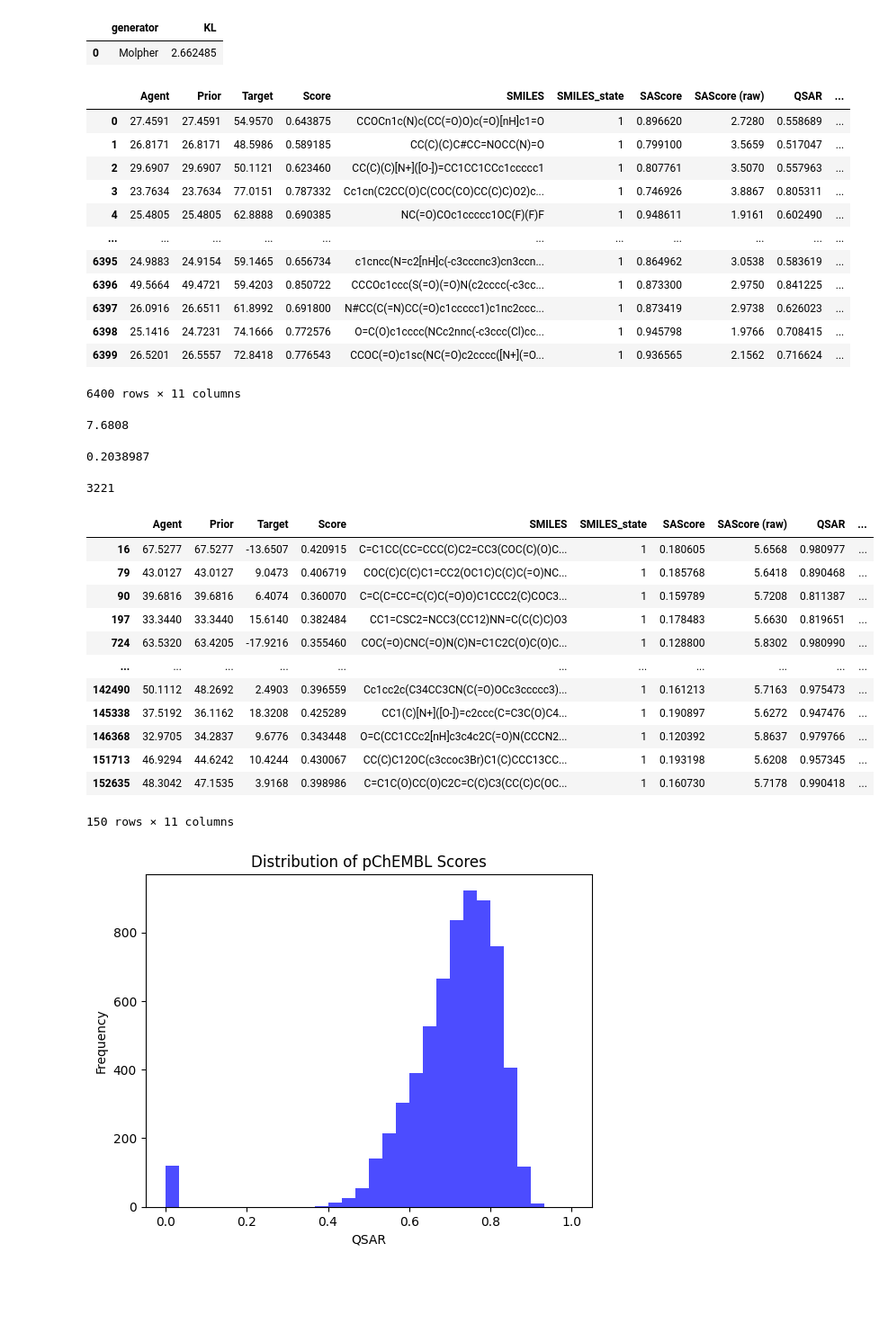
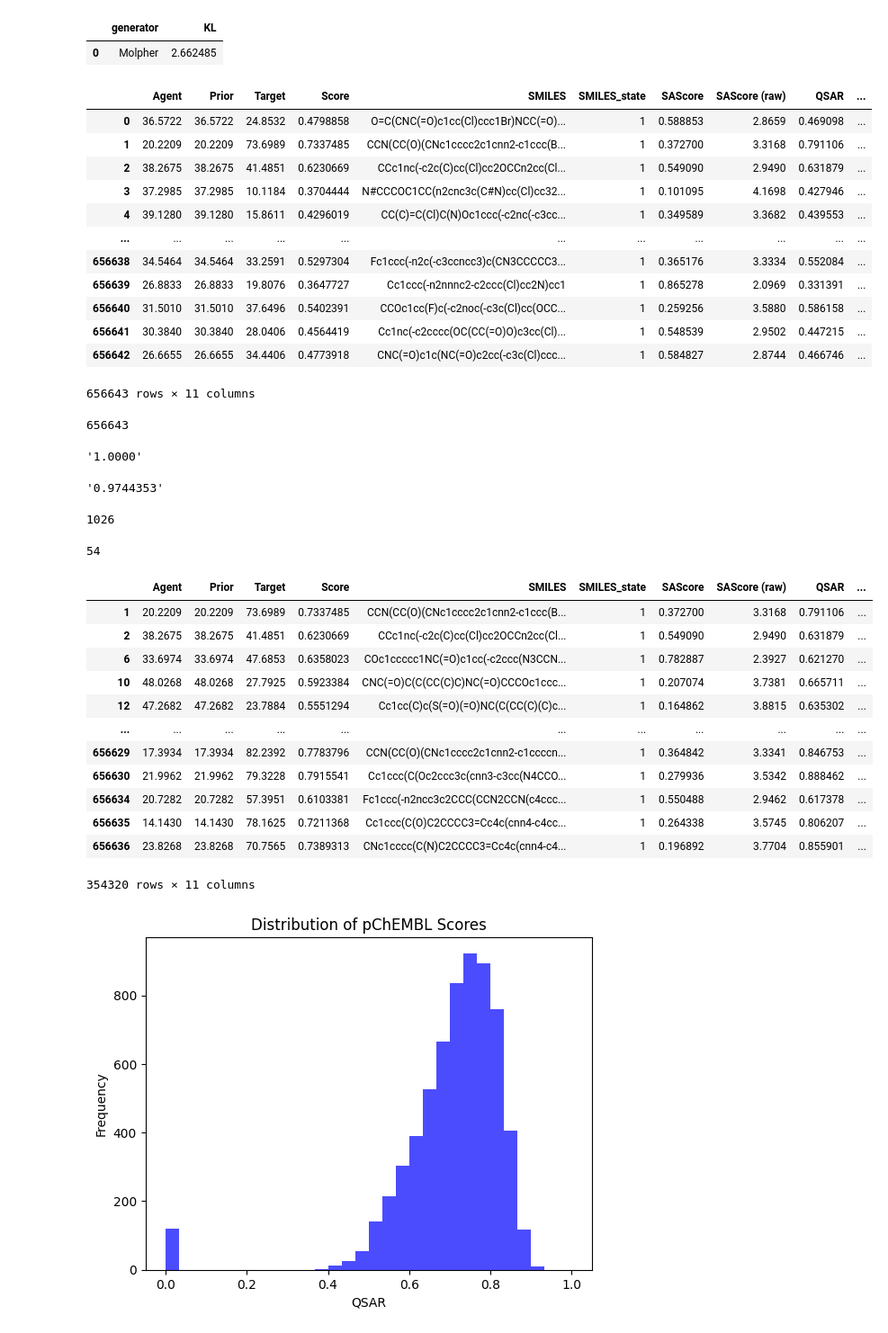
Before and after one commit to filvaleriia/scaffold-based-metrics, a Jupyter notebook: Untitled1.ipynb, the cells around one changed output. Shown: that part at 90% size. Cells and saved outputs as stored; diff of their text form; code cells hidden in the pictures; blank space fills up the shorter version.

```diff
--- a/Untitled1.ipynb
+++ b/Untitled1.ipynb
@@ -389,50 +389,66 @@ df_KL
 # %%
 import pandas as pd
 # %%
-df = pd.read_csv("../../../reinvent/new/REINVENT4/recall_metrics/staged_learning/results/dis_0/102928.lich-compute.vscht.cz/RL_dis_0_1.csv")
+df = pd.read_csv("../../../reinvent/new_15.1/REINVENT4/recall_metrics/staged_learning/results_final/dis_0/RL_dis_final_1.csv", header=0)
+delete_row = df.index[df.SMILES=='SMILES'].tolist()
+df = df.drop(delete_row)
+df = df.reset_index(drop=True)
+df['SAScore'] = df['SAScore'].astype(float)
+df['SAScore (raw)'] = df['SAScore (raw)'].astype(float)
+df['QSAR'] = df['QSAR'].astype(float)
+df = df.drop_duplicates(subset =['SMILES'], keep='last')
+df = df.reset_index(drop=True)
 df
 # %% [output]
 |  | Agent | Prior | Target | Score | SMILES | SMILES_state | SAScore | SAScore (raw) | QSAR | ... |
-| 0 | 27.4591 | 27.4591 | 54.9570 | 0.643875 | CCOCn1c(N)c(CC(=O)O)c(=O)[nH]c1=O | 1 | 0.896620 | 2.7280 | 0.558689 | ... |
-| 1 | 26.8171 | 26.8171 | 48.5986 | 0.589185 | CC(C)(C)C#CC=NOCC(N)=O | 1 | 0.799100 | 3.5659 | 0.517047 | ... |
-| 2 | 29.6907 | 29.6907 | 50.1121 | 0.623460 | CC(C)(C)[N+]([O-])=CC1CC1CCc1ccccc1 | 1 | 0.807761 | 3.5070 | 0.557963 | ... |
-| 3 | 23.7634 | 23.7634 | 77.0151 | 0.787332 | Cc1cn(C2CC(O)C(COC(CO)CC(C)C)O2)c... | 1 | 0.746926 | 3.8867 | 0.805311 | ... |
-| 4 | 25.4805 | 25.4805 | 62.8888 | 0.690385 | NC(=O)COc1ccccc1OC(F)(F)F | 1 | 0.948611 | 1.9161 | 0.602490 | ... |
+| 0 | 36.5722 | 36.5722 | 24.8532 | 0.4798858 | O=C(CNC(=O)c1cc(Cl)ccc1Br)NCC(=O)... | 1 | 0.588853 | 2.8659 | 0.469098 | ... |
+| 1 | 20.2209 | 20.2209 | 73.6989 | 0.7337485 | CCN(CC(O)(CNc1cccc2c1cnn2-c1ccc(B... | 1 | 0.372700 | 3.3168 | 0.791106 | ... |
+| 2 | 38.2675 | 38.2675 | 41.4851 | 0.6230669 | CCc1nc(-c2c(C)cc(Cl)cc2OCCn2cc(Cl... | 1 | 0.549090 | 2.9490 | 0.631879 | ... |
+| 3 | 37.2985 | 37.2985 | 10.1184 | 0.3704444 | N#CCCOC1CC(n2cnc3c(C#N)cc(Cl)cc32... | 1 | 0.101095 | 4.1698 | 0.427946 | ... |
+| 4 | 39.1280 | 39.1280 | 15.8611 | 0.4296019 | CC(C)=C(Cl)C(N)Oc1ccc(-c2nc(-c3cc... | 1 | 0.349589 | 3.3682 | 0.439553 | ... |
 | ... | ... | ... | ... | ... | ... | ... | ... | ... | ... | ... |
-| 6395 | 24.9883 | 24.9154 | 59.1465 | 0.656734 | c1cncc(N=c2[nH]c(-c3cccnc3)cn3ccn... | 1 | 0.864962 | 3.0538 | 0.583619 | ... |
-| 6396 | 49.5664 | 49.4721 | 59.4203 | 0.850722 | CCCOc1ccc(S(=O)(=O)N(c2cccc(-c3cc... | 1 | 0.873300 | 2.9750 | 0.841225 | ... |
-| 6397 | 26.0916 | 26.6511 | 61.8992 | 0.691800 | N#CC(C(=N)CC(=O)c1ccccc1)c1nc2ccc... | 1 | 0.873419 | 2.9738 | 0.626023 | ... |
-| 6398 | 25.1416 | 24.7231 | 74.1666 | 0.772576 | O=C(O)c1cccc(NCc2nnc(-c3ccc(Cl)cc... | 1 | 0.945798 | 1.9766 | 0.708415 | ... |
-| 6399 | 26.5201 | 26.5557 | 72.8418 | 0.776543 | CCOC(=O)c1sc(NC(=O)c2cccc([N+](=O... | 1 | 0.936565 | 2.1562 | 0.716624 | ... |
+| 656638 | 34.5464 | 34.5464 | 33.2591 | 0.5297304 | Fc1ccc(-n2c(-c3ccncc3)c(CN3CCCCC3... | 1 | 0.365176 | 3.3334 | 0.552084 | ... |
+| 656639 | 26.8833 | 26.8833 | 19.8076 | 0.3647727 | Cc1ccc(-n2nnnc2-c2ccc(Cl)cc2N)cc1 | 1 | 0.865278 | 2.0969 | 0.331391 | ... |
+| 656640 | 31.5010 | 31.5010 | 37.6496 | 0.5402391 | CCOc1cc(F)c(-c2noc(-c3c(Cl)cc(OCC... | 1 | 0.259256 | 3.5880 | 0.586158 | ... |
+| 656641 | 30.3840 | 30.3840 | 28.0406 | 0.4564419 | Cc1nc(-c2cccc(OC(CC(=O)O)c3cc(Cl)... | 1 | 0.548539 | 2.9502 | 0.447215 | ... |
+| 656642 | 26.6655 | 26.6655 | 34.4406 | 0.4773918 | CNC(=O)c1c(NC(=O)c2cc(-c3c(Cl)ccc... | 1 | 0.584827 | 2.8744 | 0.466746 | ... |
-6400 rows × 11 columns
+656643 rows × 11 columns
+# %%
+len(set(df.SMILES))
+# %% [output]
+656643
 # %%
 df['QSAR (raw)'].max()
 # %% [output]
-7.6808
+'1.0000'
 # %%
-df['QSAR'].max()
+df['SAScore'].max()
 # %% [output]
-0.2038987
+'0.9744353'
 # %%
-len(df[df['QSAR (raw)'] >= 7])
+len(df[df['QSAR (raw)'] >= 0.6])
 # %% [output]
-3221
+1026
+# %%
+len(set(df1.SMILES.tolist()) & set(df.SMILES.tolist()))
+# %% [output]
+54
 # %%
-df[(df['SAScore'] >= 0.1) & (df['SAScore'] <= 0.2)]
+df[(df['SAScore (raw)'] <= 6) & (df['QSAR'] >= 0.6)]
 # %% [output]
 |  | Agent | Prior | Target | Score | SMILES | SMILES_state | SAScore | SAScore (raw) | QSAR | ... |
-| 16 | 67.5277 | 67.5277 | -13.6507 | 0.420915 | C=C1CC(CC=CCC(C)C2=CC3(COC(C)(O)C... | 1 | 0.180605 | 5.6568 | 0.980977 | ... |
-| 79 | 43.0127 | 43.0127 | 9.0473 | 0.406719 | COC(C)C(C)C1=CC2(OC1C)C(C)C(=O)NC... | 1 | 0.185768 | 5.6418 | 0.890468 | ... |
-| 90 | 39.6816 | 39.6816 | 6.4074 | 0.360070 | C=C(C=CC=C(C)C(=O)O)C1CCC2(C)COC3... | 1 | 0.159789 | 5.7208 | 0.811387 | ... |
-| 197 | 33.3440 | 33.3440 | 15.6140 | 0.382484 | CC1=CSC2=NCC3(CC12)NN=C(C(C)C)O3 | 1 | 0.178483 | 5.6630 | 0.819651 | ... |
-| 724 | 63.5320 | 63.4205 | -17.9216 | 0.355460 | COC(=O)CNC(=O)N(C)N=C1C2C(O)C(O)C... | 1 | 0.128800 | 5.8302 | 0.980990 | ... |
+| 1 | 20.2209 | 20.2209 | 73.6989 | 0.7337485 | CCN(CC(O)(CNc1cccc2c1cnn2-c1ccc(B... | 1 | 0.372700 | 3.3168 | 0.791106 | ... |
+| 2 | 38.2675 | 38.2675 | 41.4851 | 0.6230669 | CCc1nc(-c2c(C)cc(Cl)cc2OCCn2cc(Cl... | 1 | 0.549090 | 2.9490 | 0.631879 | ... |
+| 6 | 33.6974 | 33.6974 | 47.6853 | 0.6358023 | COc1ccccc1NC(=O)c1cc(-c2ccc(N3CCN... | 1 | 0.782887 | 2.3927 | 0.621270 | ... |
+| 10 | 48.0268 | 48.0268 | 27.7925 | 0.5923384 | CNC(=O)C(C(CC(C)C)NC(=O)CCCOc1ccc... | 1 | 0.207074 | 3.7381 | 0.665711 | ... |
+| 12 | 47.2682 | 47.2682 | 23.7884 | 0.5551294 | Cc1cc(C)c(S(=O)(=O)NC(C(CC(C)(C)c... | 1 | 0.164862 | 3.8815 | 0.635302 | ... |
 | ... | ... | ... | ... | ... | ... | ... | ... | ... | ... | ... |
-| 142490 | 50.1112 | 48.2692 | 2.4903 | 0.396559 | Cc1cc2c(C34CC3CN(C(=O)OCc3ccccc3)... | 1 | 0.161213 | 5.7163 | 0.975473 | ... |
-| 145338 | 37.5192 | 36.1162 | 18.3208 | 0.425289 | CC1(C)[N+]([O-])=c2ccc(C=C3C(O)C4... | 1 | 0.190897 | 5.6272 | 0.947476 | ... |
-| 146368 | 32.9705 | 34.2837 | 9.6776 | 0.343448 | O=C(CC1CCc2[nH]c3c4c2C(=O)N(CCCN2... | 1 | 0.120392 | 5.8637 | 0.979766 | ... |
-| 151713 | 46.9294 | 44.6242 | 10.4244 | 0.430067 | CC(C)C12OC(c3ccoc3Br)C1(C)CCC13CC... | 1 | 0.193198 | 5.6208 | 0.957345 | ... |
-| 152635 | 48.3042 | 47.1535 | 3.9168 | 0.398986 | C=C1C(O)CC(O)C2C=C(C)C3(CC(C)C(OC... | 1 | 0.160730 | 5.7178 | 0.990418 | ... |
+| 656629 | 17.3934 | 17.3934 | 82.2392 | 0.7783796 | CCN(CC(O)(CNc1cccc2c1cnn2-c1ccccn... | 1 | 0.364842 | 3.3341 | 0.846753 | ... |
+| 656630 | 21.9962 | 21.9962 | 79.3228 | 0.7915541 | Cc1ccc(C(Oc2ccc3c(cnn3-c3cc(N4CCO... | 1 | 0.279936 | 3.5342 | 0.888462 | ... |
+| 656634 | 20.7282 | 20.7282 | 57.3951 | 0.6103381 | Fc1ccc(-n2ncc3c2CCC(CCN2CCN(c4ccc... | 1 | 0.550488 | 2.9462 | 0.617378 | ... |
+| 656635 | 14.1430 | 14.1430 | 78.1625 | 0.7211368 | Cc1ccc(C(O)C2CCCC3=Cc4c(cnn4-c4cc... | 1 | 0.264338 | 3.5745 | 0.806207 | ... |
+| 656636 | 23.8268 | 23.8268 | 70.7565 | 0.7389313 | CNc1cccc(C(N)C2CCCC3=Cc4c(cnn4-c4... | 1 | 0.196892 | 3.7704 | 0.855901 | ... |
-150 rows × 11 columns
+354320 rows × 11 columns
 # %%
 import matplotlib.pyplot as plt
 plt.hist(df['QSAR'], bins=30, range=(0, 1), color='blue', alpha=0.7)
```
Also changed, not shown: parts of 8 cells of this notebook, 2 other files.
